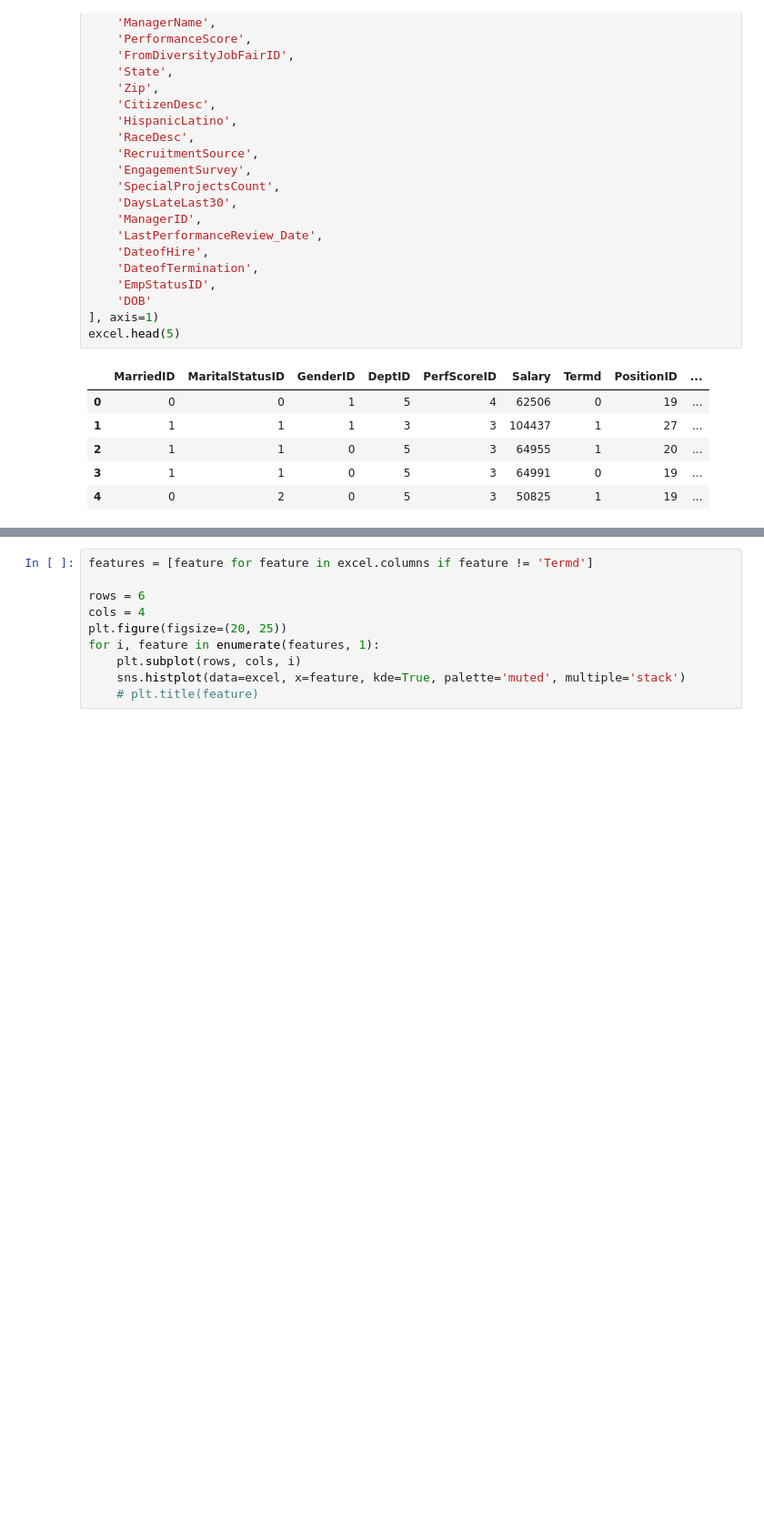
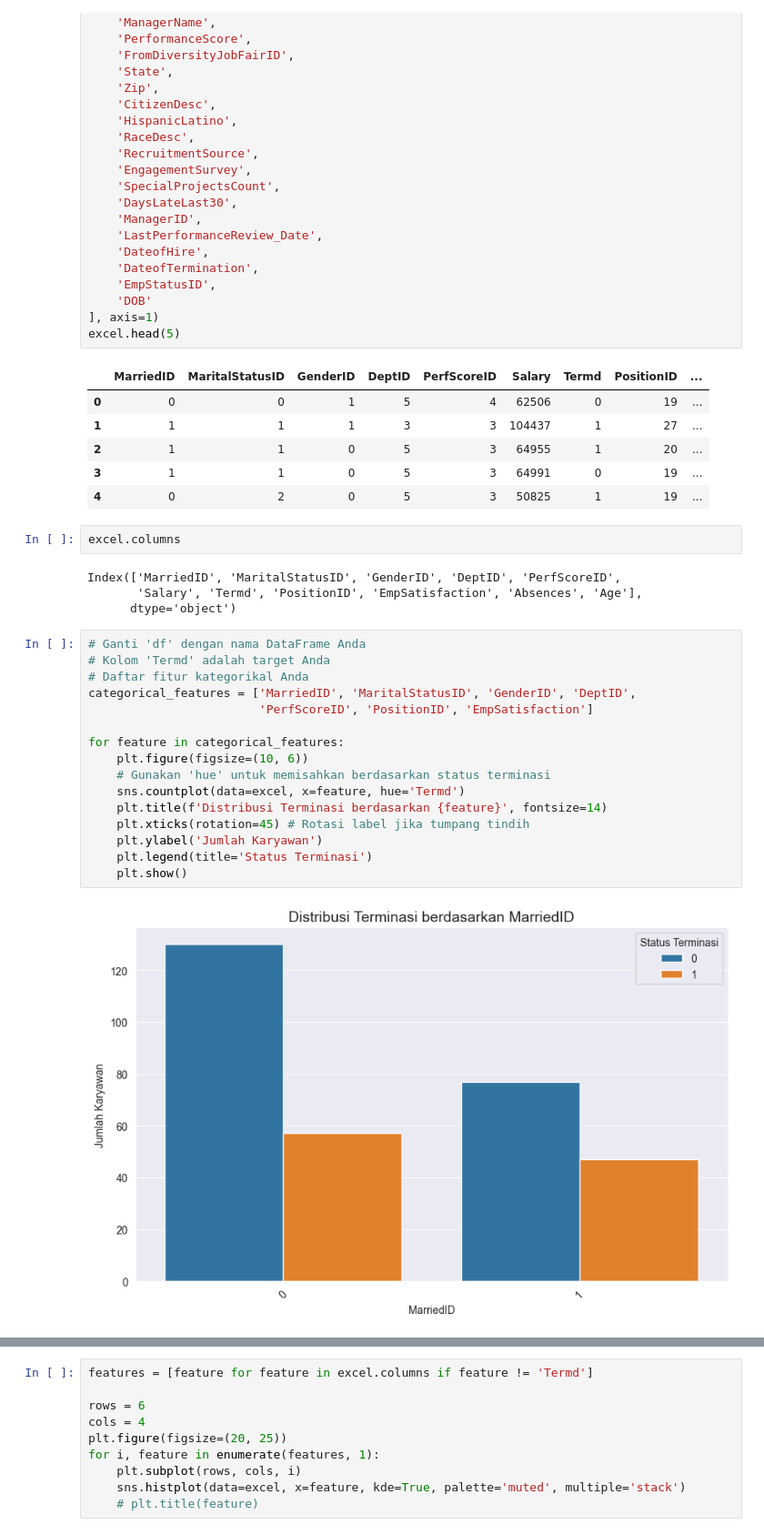
Before and after one commit to Excel951/legendary-octo-funicular, a Jupyter notebook: TA/ta.ipynb, the cells around one changed output, grey strips where cells are left out. Shown: that part at 91% size. Saved outputs shown, nothing was run; the diff lists cells and outputs as text; blank space fills up the shorter version.

```diff
--- a/TA/ta.ipynb
+++ b/TA/ta.ipynb
@@ -95,3 +95,27 @@ excel.head(5)
 | 2 | 1 | 1 | 0 | 5 | 3 | 64955 | 1 | 20 | ... |
 | 3 | 1 | 1 | 0 | 5 | 3 | 64991 | 0 | 19 | ... |
 | 4 | 0 | 2 | 0 | 5 | 3 | 50825 | 1 | 19 | ... |
+# %%
+excel.columns
+# %% [output]
+Index(['MarriedID', 'MaritalStatusID', 'GenderID', 'DeptID', 'PerfScoreID',
+       'Salary', 'Termd', 'PositionID', 'EmpSatisfaction', 'Absences', 'Age'],
+      dtype='object')
+# %%
+# Ganti 'df' dengan nama DataFrame Anda
+# Kolom 'Termd' adalah target Anda
+# Daftar fitur kategorikal Anda
+categorical_features = ['MarriedID', 'MaritalStatusID', 'GenderID', 'DeptID',
+                        'PerfScoreID', 'PositionID', 'EmpSatisfaction']
+
+for feature in categorical_features:
+    plt.figure(figsize=(10, 6))
+    # Gunakan 'hue' untuk memisahkan berdasarkan status terminasi
+    sns.countplot(data=excel, x=feature, hue='Termd')
+    plt.title(f'Distribusi Terminasi berdasarkan {feature}', fontsize=14)
+    plt.xticks(rotation=45) # Rotasi label jika tumpang tindih
+    plt.ylabel('Jumlah Karyawan')
+    plt.legend(title='Status Terminasi')
+    plt.show()
+# %% [output]
+[figure, added]
```
Also changed, not shown: parts of 8 cells of this notebook.
